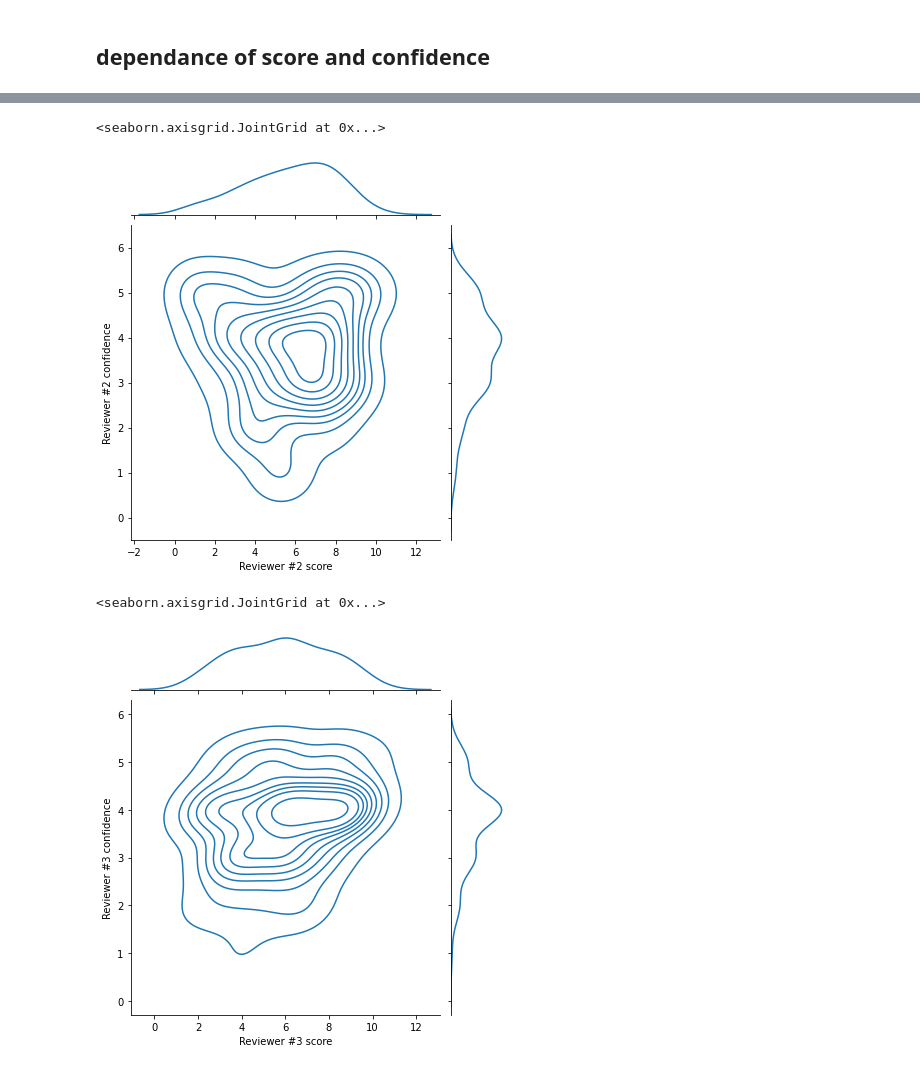
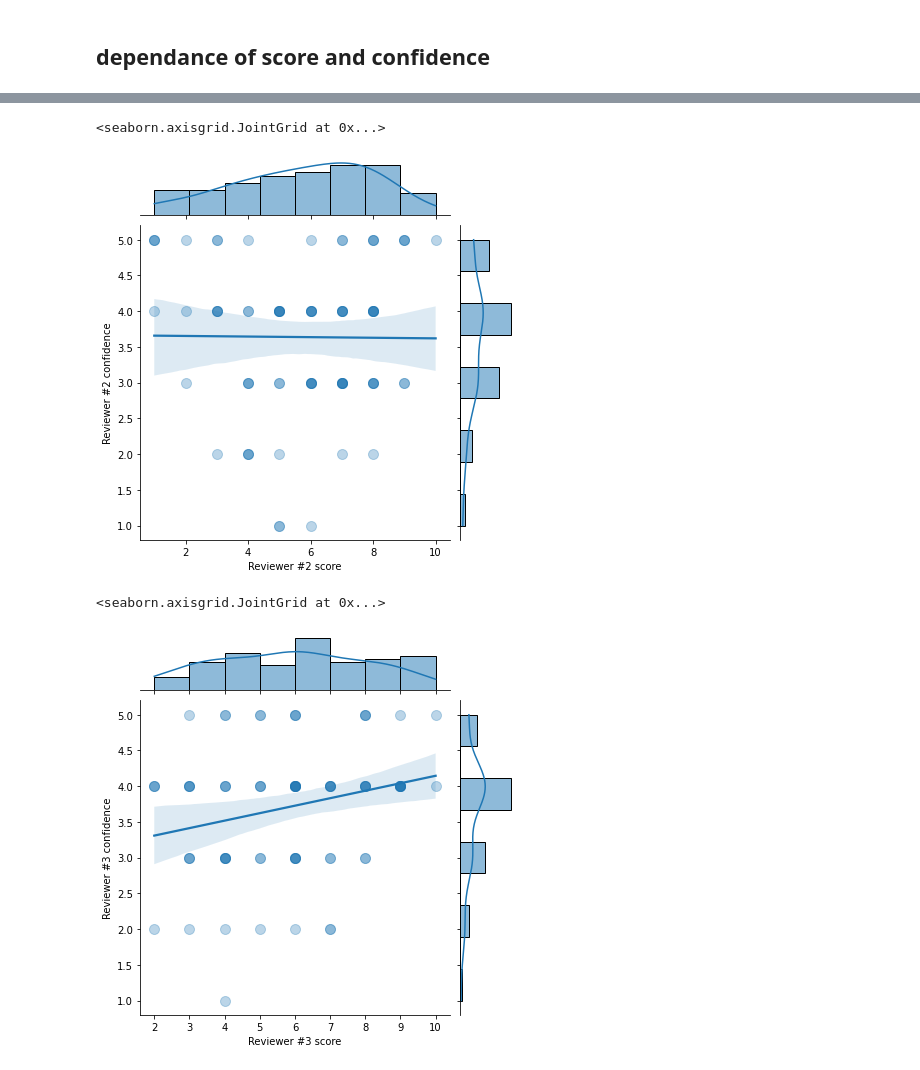
Before and after one commit to laurentperrinet/2022-02-11_COSYNE-scoresheet, a Jupyter notebook: 2022-02-11_COSYNE-scoresheet.ipynb, the cells around one changed output, grey strips where cells are left out. Cells and saved outputs as stored; diff of their text form; code cells hidden in the pictures.

```diff
--- a/2022-02-11_COSYNE-scoresheet.ipynb
+++ b/2022-02-11_COSYNE-scoresheet.ipynb
@@ -264 +279,4 @@ import seaborn as sns
+# %%
+import seaborn as sns
+opts = dict(kind="reg", scatter_kws=dict(alpha=.3, s=100))
 # %%
@@ -286,10 +304,10 @@ sns.jointplot(data=score_sheet, x='Reviewer #1 score', y='Reviewer #1 confidence
 # %%
-sns.jointplot(data=score_sheet, x='Reviewer #2 score', y='Reviewer #2 confidence', kind="kde")
+sns.jointplot(data=score_sheet, x='Reviewer #2 score', y='Reviewer #2 confidence', **opts)
 # %% [output]
 <seaborn.axisgrid.JointGrid at 0x...>
-[figure, old version]
+[figure, new version]
 # %%
-sns.jointplot(data=score_sheet, x='Reviewer #3 score', y='Reviewer #3 confidence', kind="kde")
+sns.jointplot(data=score_sheet, x='Reviewer #3 score', y='Reviewer #3 confidence', **opts)
 # %% [output]
 <seaborn.axisgrid.JointGrid at 0x...>
-[figure, old version]
+[figure, new version]
```
Also changed, not shown: parts of 14 cells of this notebook, 1 other file.
